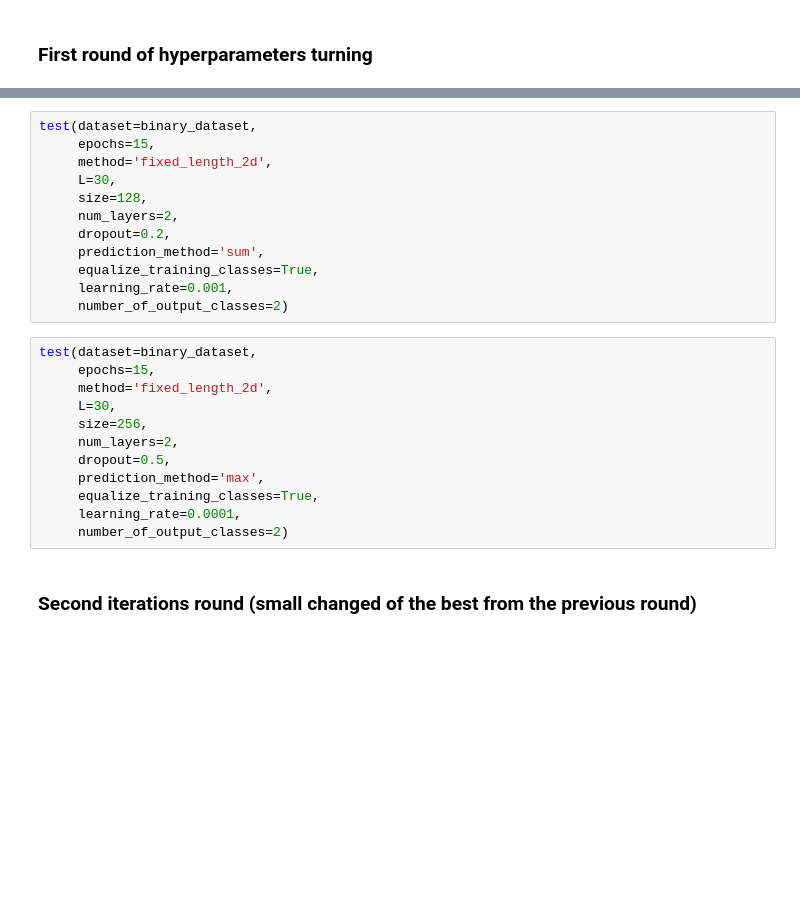
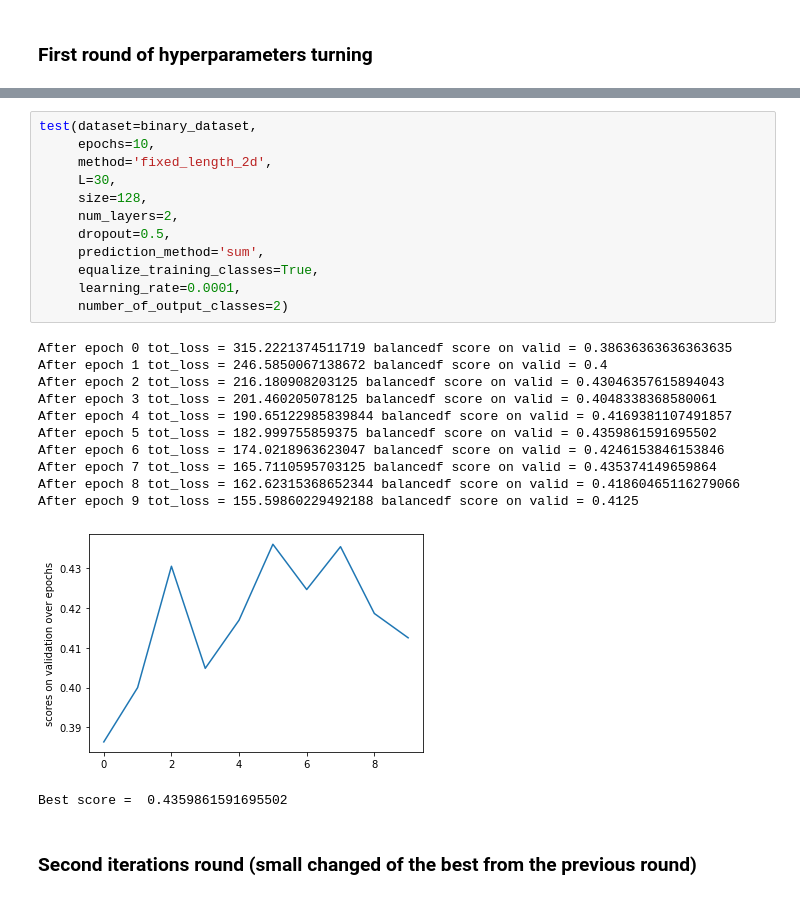
Before and after one commit to Mateuszrze/PolEval2019Task6, a Jupyter notebook: BiLSTM_results.ipynb, the cells around one changed output, grey strips where cells are left out. Cells and saved outputs as stored; diff of their text form; blank space fills up the shorter version.

```diff
--- a/BiLSTM_results.ipynb
+++ b/BiLSTM_results.ipynb
@@ -126,26 +152,27 @@ test(dataset=binary_dataset,
-# %%
-test(dataset=binary_dataset,
-     epochs=15,
-     method='fixed_length_2d',
-     L=30,
-     size=128,
-     num_layers=2,
-     dropout=0.2,
-     prediction_method='sum',
-     equalize_training_classes=True,
-     learning_rate=0.001,
-     number_of_output_classes=2)
 # %%
 test(dataset=binary_dataset,
-     epochs=15,
+     epochs=10,
      method='fixed_length_2d',
      L=30,
-     size=256,
+     size=128,
      num_layers=2,
      dropout=0.5,
-     prediction_method='max',
+     prediction_method='sum',
      equalize_training_classes=True,
      learning_rate=0.0001,
      number_of_output_classes=2)
+# %% [output]
+After epoch 0 tot_loss = 315.2221374511719 balancedf score on valid = 0.38636363636363635
+After epoch 1 tot_loss = 246.5850067138672 balancedf score on valid = 0.4
+After epoch 2 tot_loss = 216.180908203125 balancedf score on valid = 0.43046357615894043
+After epoch 3 tot_loss = 201.460205078125 balancedf score on valid = 0.4048338368580061
+After epoch 4 tot_loss = 190.65122985839844 balancedf score on valid = 0.4169381107491857
+After epoch 5 tot_loss = 182.999755859375 balancedf score on valid = 0.4359861591695502
+After epoch 6 tot_loss = 174.0218963623047 balancedf score on valid = 0.4246153846153846
+After epoch 7 tot_loss = 165.7110595703125 balancedf score on valid = 0.435374149659864
+After epoch 8 tot_loss = 162.62315368652344 balancedf score on valid = 0.41860465116279066
+After epoch 9 tot_loss = 155.59860229492188 balancedf score on valid = 0.4125
+[figure, added]
+Best score =  0.4359861591695502
 # %% [markdown]
 ### Second iterations round (small changed of the best from the previous round)
```
Also changed, not shown: parts of 21 cells of this notebook.
